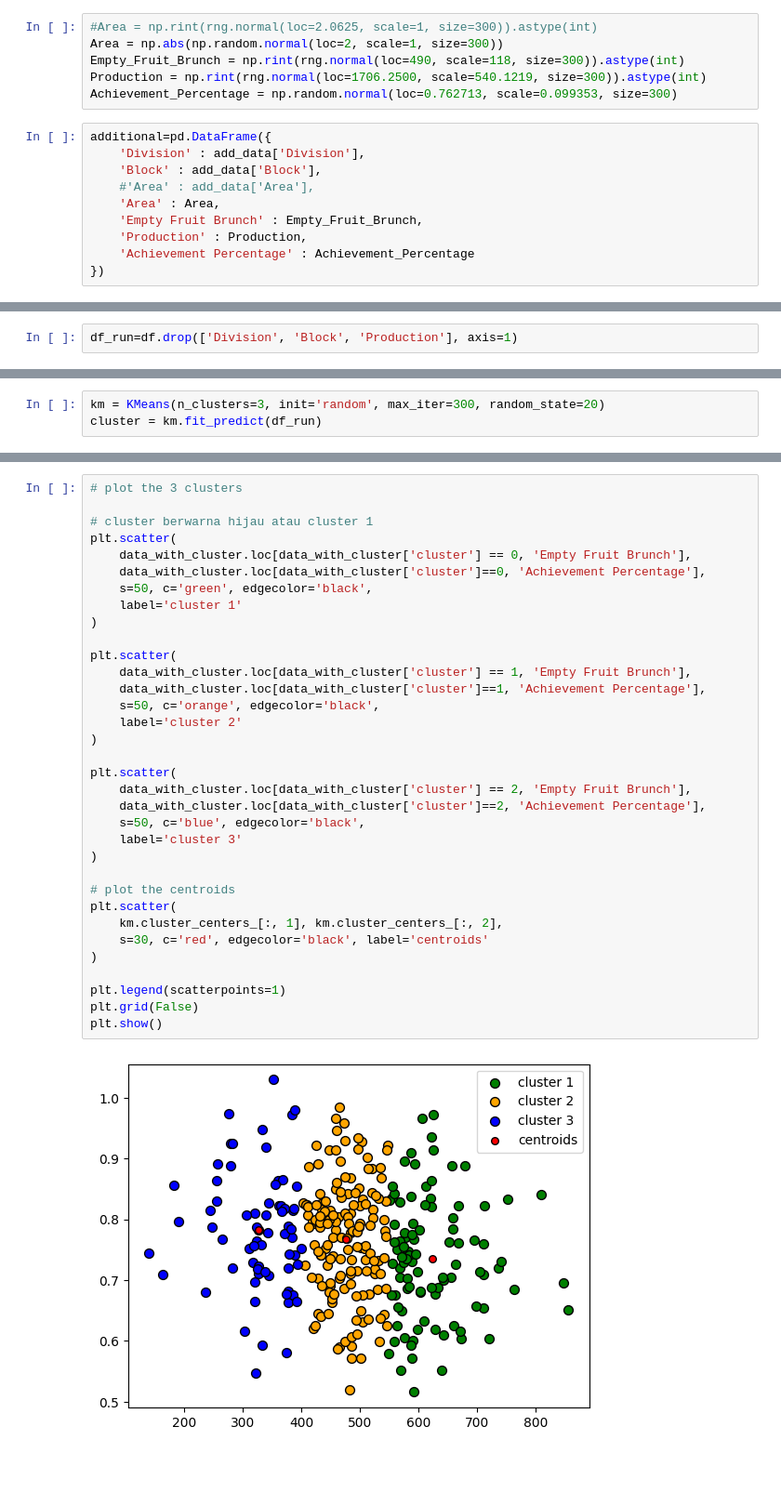
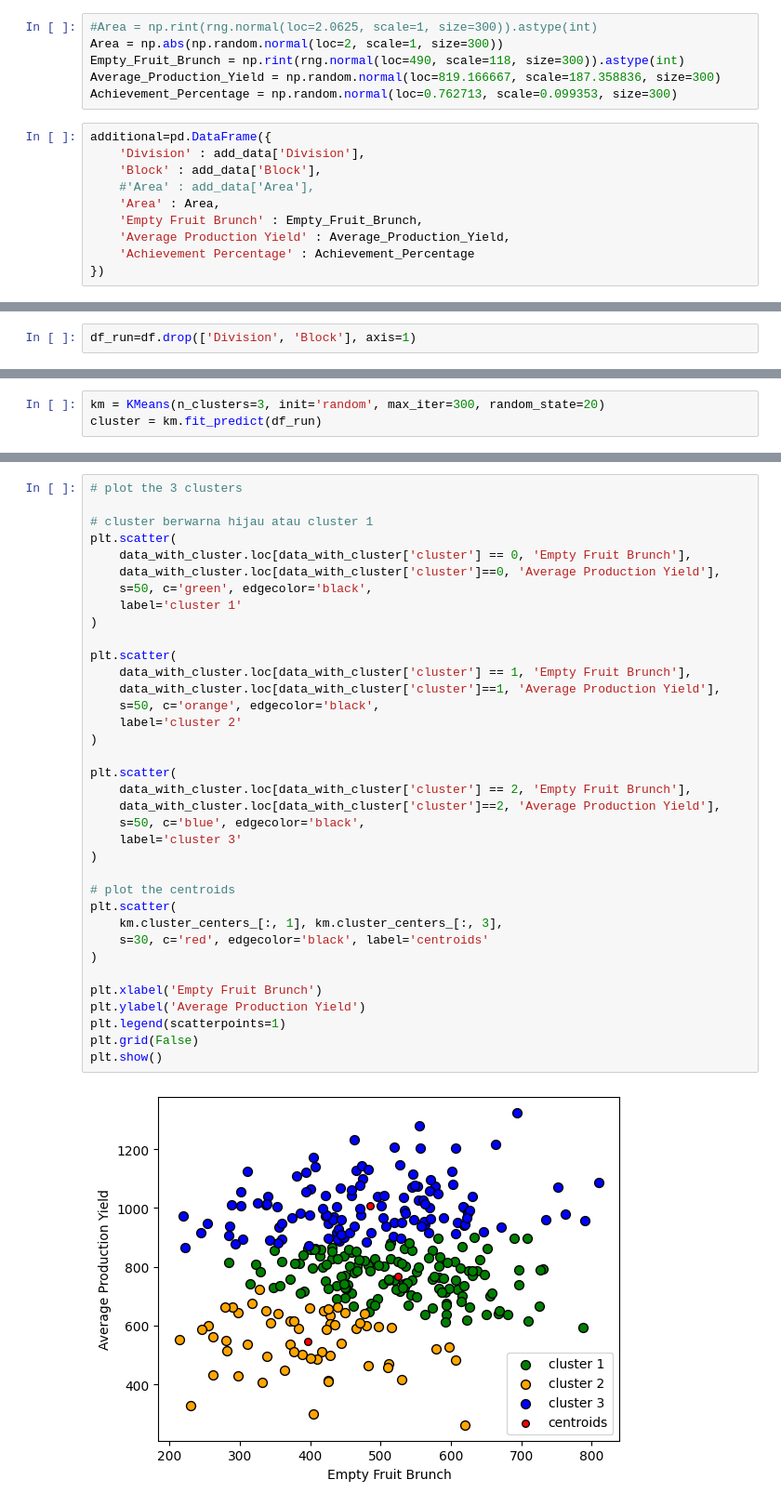
Before and after one commit to anggarisaputra23/assignmentop, a Jupyter notebook: diskusi7pds.ipynb, the cells around one changed output, grey strips where cells are left out. Shown at 93% size. Drawn from its saved outputs; the diff is of its cells as text; blank space fills up the shorter version.

```diff
--- a/diskusi7pds.ipynb
+++ b/diskusi7pds.ipynb
@@ -57,7 +68,7 @@ add_data={
 #Area = np.rint(rng.normal(loc=2.0625, scale=1, size=300)).astype(int)
 Area = np.abs(np.random.normal(loc=2, scale=1, size=300))
 Empty_Fruit_Brunch = np.rint(rng.normal(loc=490, scale=118, size=300)).astype(int)
-Production = np.rint(rng.normal(loc=1706.2500, scale=540.1219, size=300)).astype(int)
+Average_Production_Yield = np.random.normal(loc=819.166667, scale=187.358836, size=300)
 Achievement_Percentage = np.random.normal(loc=0.762713, scale=0.099353, size=300)
 # %%
 additional=pd.DataFrame({
@@ -66,7 +77,7 @@ additional=pd.DataFrame({
     #'Area' : add_data['Area'],
     'Area' : Area,
     'Empty Fruit Brunch' : Empty_Fruit_Brunch,
-    'Production' : Production,
+    'Average Production Yield' : Average_Production_Yield,
     'Achievement Percentage' : Achievement_Percentage
 })
 # %%
@@ -135,6 +130,6 @@ Achievement Percentage    0
 dtype: int64
 # %%
-df_run=df.drop(['Division', 'Block', 'Production'], axis=1)
+df_run=df.drop(['Division', 'Block'], axis=1)
 # %% [markdown]
 # EDA
 # %%
@@ -301,35 +335,37 @@ Name: count, dtype: int64
 # plot the 3 clusters
 
 # cluster berwarna hijau atau cluster 1
 plt.scatter(
     data_with_cluster.loc[data_with_cluster['cluster'] == 0, 'Empty Fruit Brunch'],
-    data_with_cluster.loc[data_with_cluster['cluster']==0, 'Achievement Percentage'],
+    data_with_cluster.loc[data_with_cluster['cluster']==0, 'Average Production Yield'],
     s=50, c='green', edgecolor='black',
     label='cluster 1'
 )
 
 plt.scatter(
     data_with_cluster.loc[data_with_cluster['cluster'] == 1, 'Empty Fruit Brunch'],
-    data_with_cluster.loc[data_with_cluster['cluster']==1, 'Achievement Percentage'],
+    data_with_cluster.loc[data_with_cluster['cluster']==1, 'Average Production Yield'],
     s=50, c='orange', edgecolor='black',
     label='cluster 2'
 )
 
 plt.scatter(
     data_with_cluster.loc[data_with_cluster['cluster'] == 2, 'Empty Fruit Brunch'],
-    data_with_cluster.loc[data_with_cluster['cluster']==2, 'Achievement Percentage'],
+    data_with_cluster.loc[data_with_cluster['cluster']==2, 'Average Production Yield'],
     s=50, c='blue', edgecolor='black',
     label='cluster 3'
 )
 
 # plot the centroids
 plt.scatter(
-    km.cluster_centers_[:, 1], km.cluster_centers_[:, 2],
+    km.cluster_centers_[:, 1], km.cluster_centers_[:, 3],
     s=30, c='red', edgecolor='black', label='centroids'
 )
 
+plt.xlabel('Empty Fruit Brunch')
+plt.ylabel('Average Production Yield')
 plt.legend(scatterpoints=1)
 plt.grid(False)
 plt.show()
 # %% [output]
-[figure, old version]
+[figure, new version]
```
Also changed, not shown: parts of 18 cells of this notebook.
